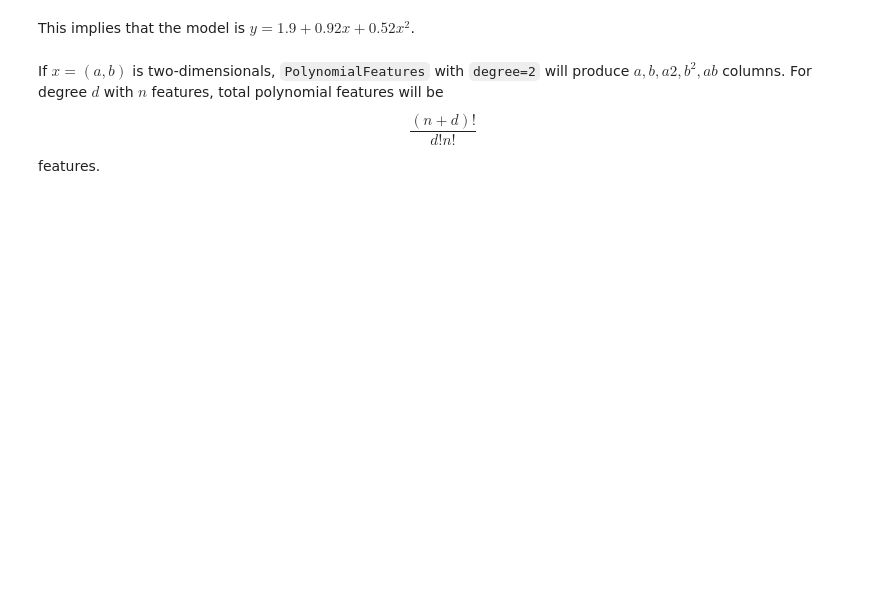
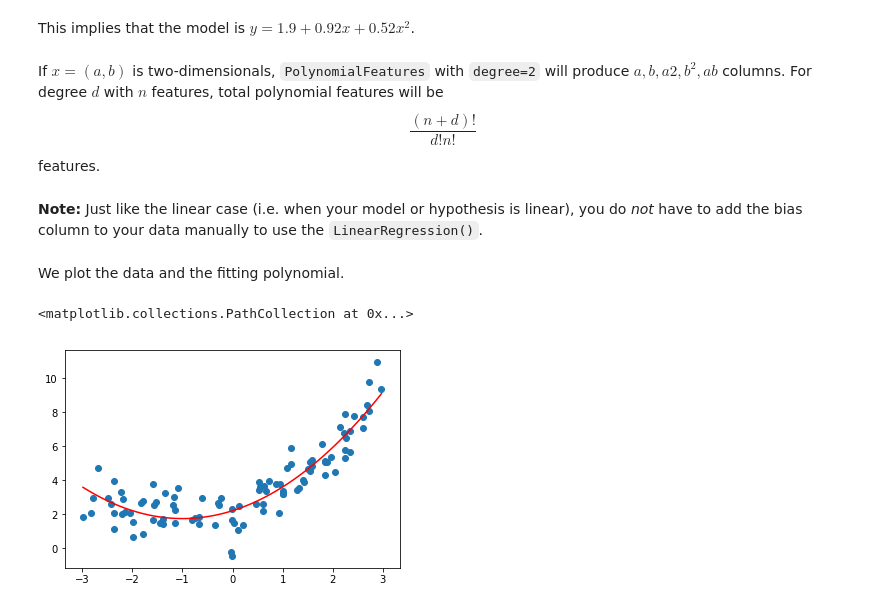
Before and after one commit to debdeepbh/ml, a Jupyter notebook: Models.ipynb, the cells around one changed output. Drawn from its saved outputs; the diff is of its cells as text; code cells hidden in the pictures; blank space fills up the shorter version.

```diff
--- a/Models.ipynb
+++ b/Models.ipynb
@@ -200,3 +208,19 @@ This implies that the model is $y = 1.9 + 0.92 x + 0.52 x^2$.
 If $x=(a,b)$ is two-dimensionals, `PolynomialFeatures` with `degree=2` will produce $a, b, a2, b^2, ab$ columns.
 For degree $d$ with $n$ features, total polynomial features will be
 $$ \frac{(n+d)!}{d! n!}$$ features.
+# %% [markdown]
+**Note:** Just like the linear case (i.e. when your model or hypothesis is linear), you do *not* have to add the bias column to your data manually to use the `LinearRegression()`.
+# %% [markdown]
+We plot the data and the fitting polynomial.
+# %%
+# equally space 100 numbers between the min and max of the data
+X_arr = np.linspace(min(X), max(X), num=100)
+# collecting the coefficients of polynomial
+reg_params = np.c_[lin_reg.intercept_, lin_reg.coef_]
+# computing the y-values of the polynomial
+y_curve = np.c_[np.ones((100,1)), X_arr, np.power(X_arr,2)].dot(np.transpose(reg_params))
+plt.plot(X_arr, y_curve, 'r')
+plt.scatter(X, y)
+# %% [output]
+<matplotlib.collections.PathCollection at 0x...>
+[figure, added]
```
Also changed, not shown: parts of 64 cells of this notebook, 5 other files.
